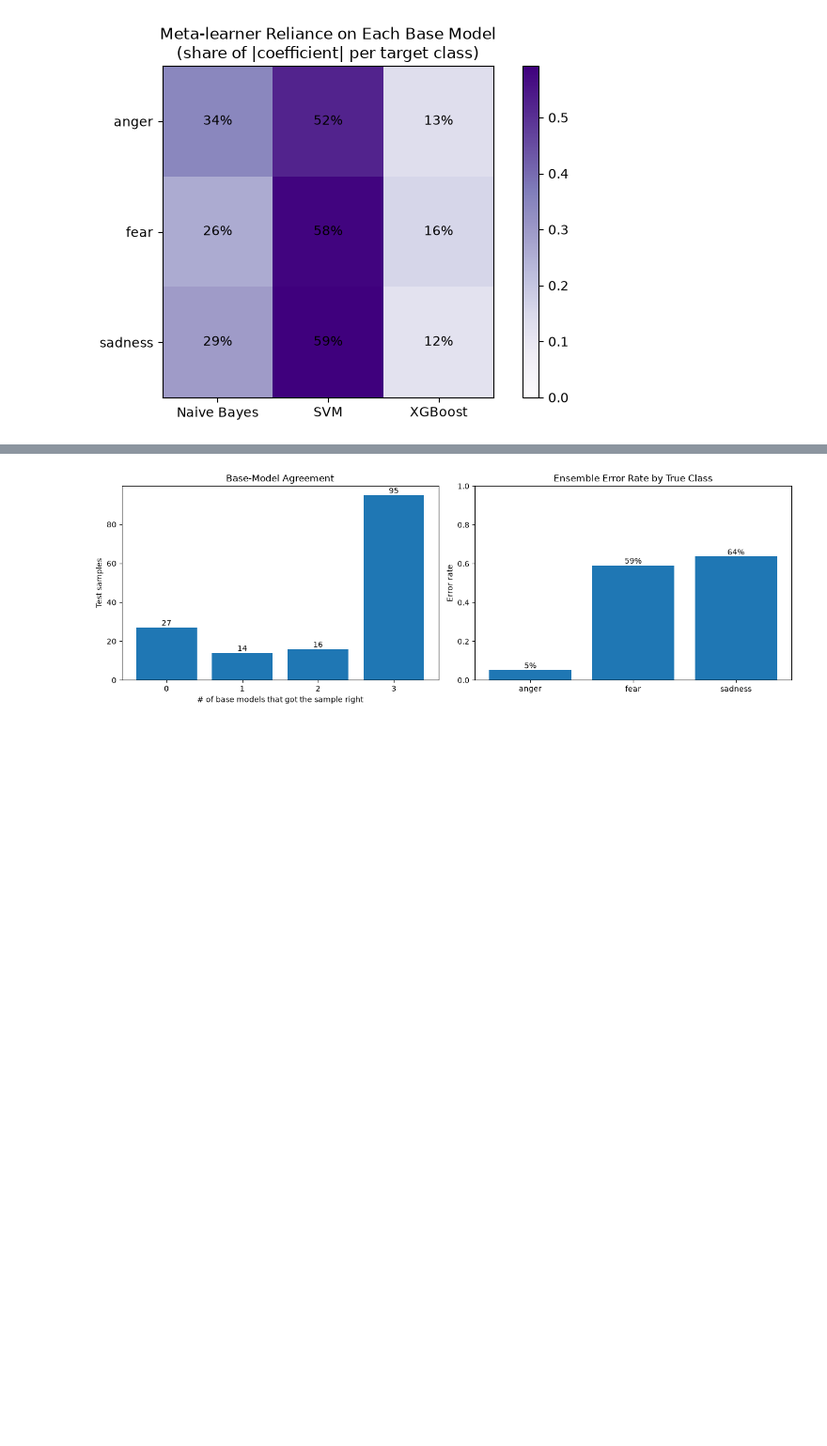
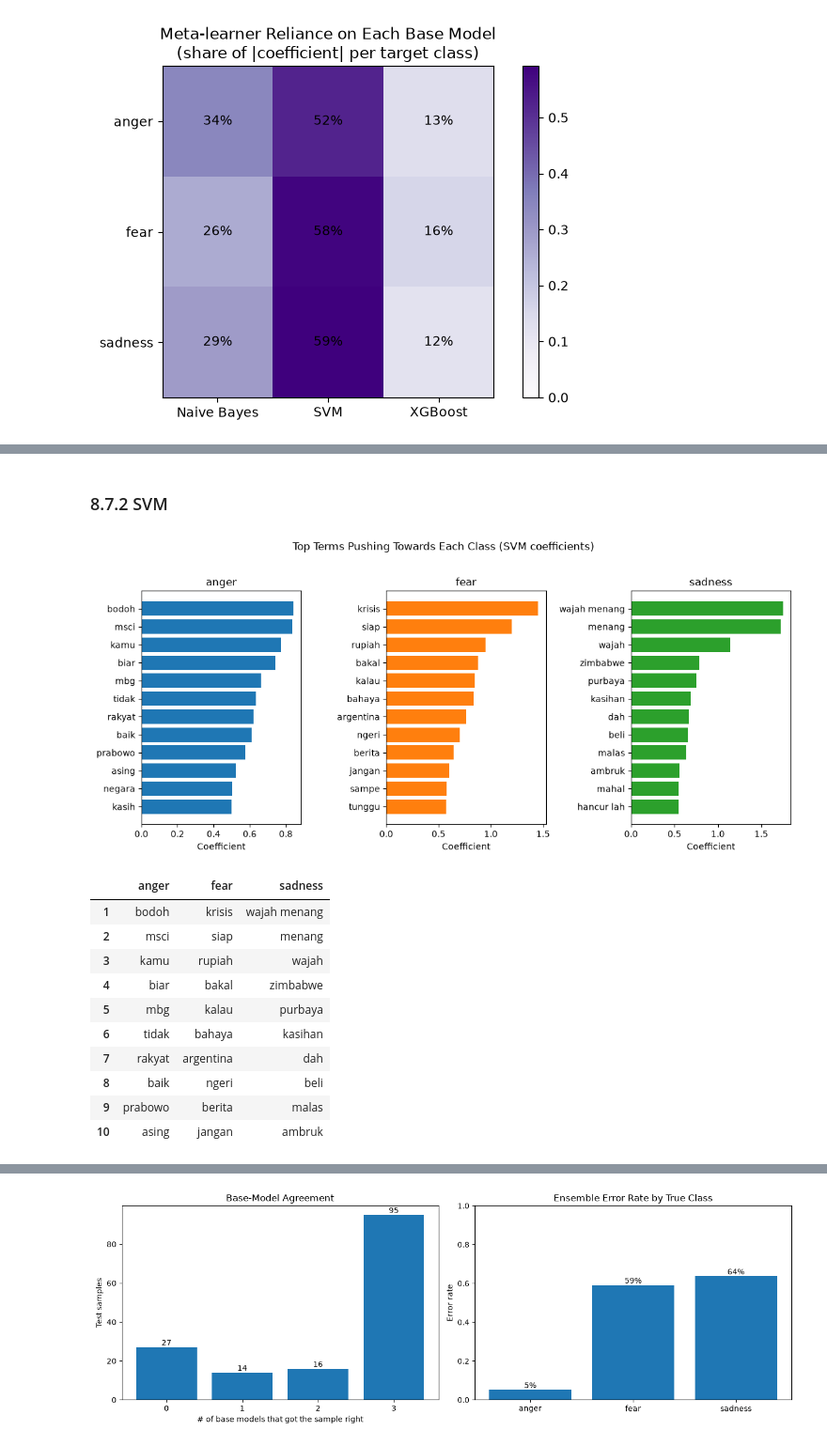
Before and after one commit to WilsonnnTan/ML, a Jupyter notebook: notebooks/model.ipynb, the cells around one changed output, grey strips where cells are left out. Shown at 94% size. Drawn from its saved outputs; the diff is of its cells as text; code cells hidden in the pictures; blank space fills up the shorter version.

```diff
--- a/notebooks/model.ipynb
+++ b/notebooks/model.ipynb
@@ -773,0 +848,31 @@ plt.tight_layout(); save_fig("svm_top_terms"); plt.show()
+# %% [markdown]
+### 8.7.2 SVM
+# %%
+svm_tfidf = svm_model.named_steps["tfidf"]
+svm_vocab = np.array(svm_tfidf.get_feature_names_out())
+cal = svm_model.named_steps["clf"]
+coefs = []
+for cc in cal.calibrated_classifiers_:
+    est = getattr(cc, "estimator", None)
+    if est is None:
+        est = cc.base_estimator
+    coefs.append(est.coef_)
+svm_coef = np.mean(coefs, axis=0)           # (K, n_features)
+
+TERM_SCORES["SVM"] = (svm_vocab, svm_coef)
+plot_top_terms(svm_vocab, svm_coef, "Top Terms Pushing Towards Each Class (SVM coefficients)",
+               "svm_top_terms", xlabel="Coefficient")
+display(top_terms_table(svm_vocab, svm_coef))
+# %% [output]
+[figure, added]
+|  | anger | fear | sadness |
+| 1 | bodoh | krisis | wajah menang |
+| 2 | msci | siap | menang |
+| 3 | kamu | rupiah | wajah |
+| 4 | biar | bakal | zimbabwe |
+| 5 | mbg | kalau | purbaya |
+| 6 | tidak | bahaya | kasihan |
+| 7 | rakyat | argentina | dah |
+| 8 | baik | ngeri | beli |
+| 9 | prabowo | berita | malas |
+| 10 | asing | jangan | ambruk |
```
Also changed, not shown: parts of 15 cells of this notebook, 5 other files.
